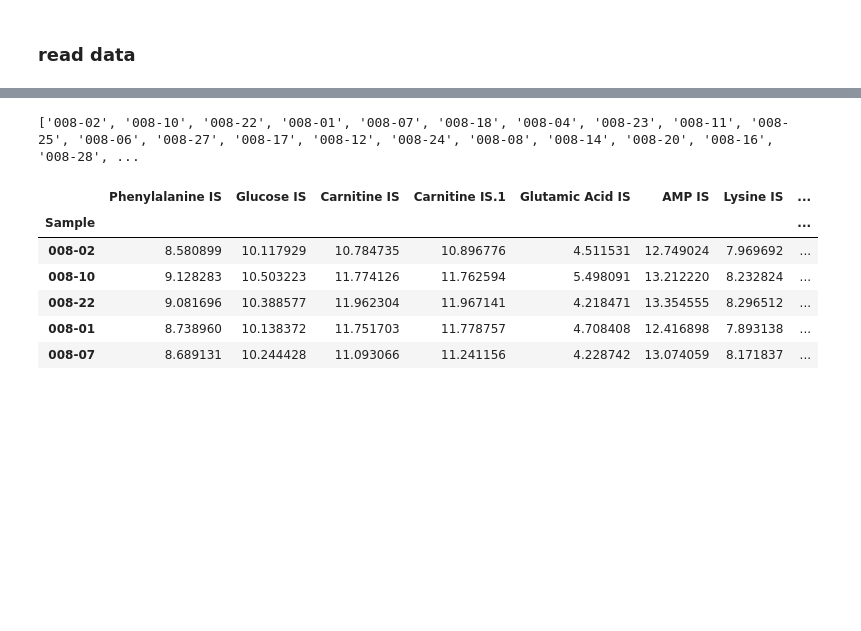
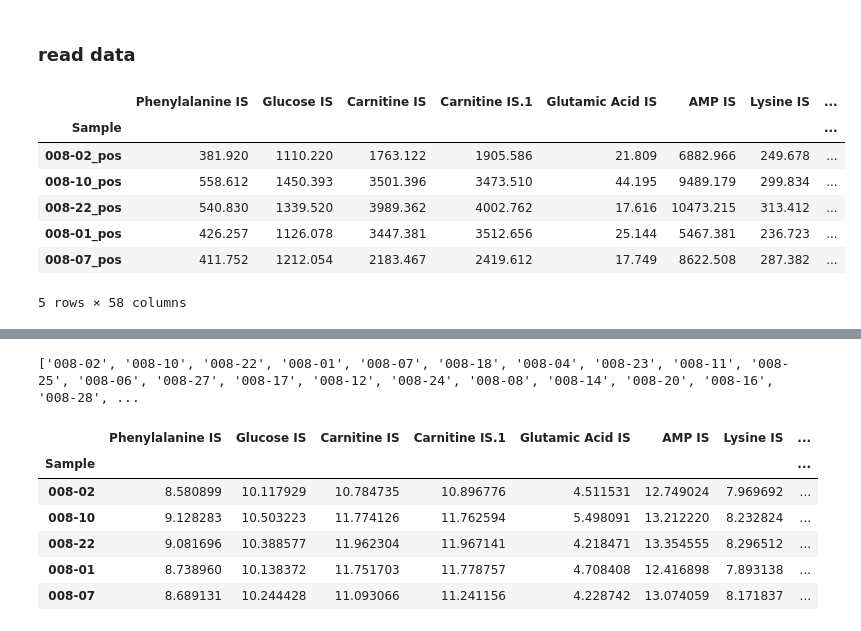
Before and after one commit to adelomana/vigur, a Jupyter notebook: metabolomics/targeted/positive.general.is.controlled.ipynb, the cells around one changed output, grey strips where cells are left out. Cells and saved outputs as stored; diff of their text form; code cells hidden in the pictures; blank space fills up the shorter version.

```diff
--- a/metabolomics/targeted/positive.general.is.controlled.ipynb
+++ b/metabolomics/targeted/positive.general.is.controlled.ipynb
@@ -37,10 +37,19 @@ metadata.head()
 # %%
 input_file = positive_input_file
 
 path = input_dir + input_file
 df = pandas.read_excel(path, sheet_name=1, index_col=0)
 
 only_008 = [element for element in df.index if '008' in element]
 subset = df.loc[only_008, :]
 
-log2intensity = numpy.log2(subset+1)
+subset.head()
+# %% [output]
+|  | Phenylalanine IS | Glucose IS | Carnitine IS | Carnitine IS.1 | Glutamic Acid IS | AMP IS | Lysine IS | ... |
+| Sample |  |  |  |  |  |  |  | ... |
+| 008-02_pos | 381.920 | 1110.220 | 1763.122 | 1905.586 | 21.809 | 6882.966 | 249.678 | ... |
+| 008-10_pos | 558.612 | 1450.393 | 3501.396 | 3473.510 | 44.195 | 9489.179 | 299.834 | ... |
+| 008-22_pos | 540.830 | 1339.520 | 3989.362 | 4002.762 | 17.616 | 10473.215 | 313.412 | ... |
+| 008-01_pos | 426.257 | 1126.078 | 3447.381 | 3512.656 | 25.144 | 5467.381 | 236.723 | ... |
+| 008-07_pos | 411.752 | 1212.054 | 2183.467 | 2419.612 | 17.749 | 8622.508 | 287.382 | ... |
+5 rows × 58 columns
```
Also changed, not shown: parts of 1 cell of this notebook.
